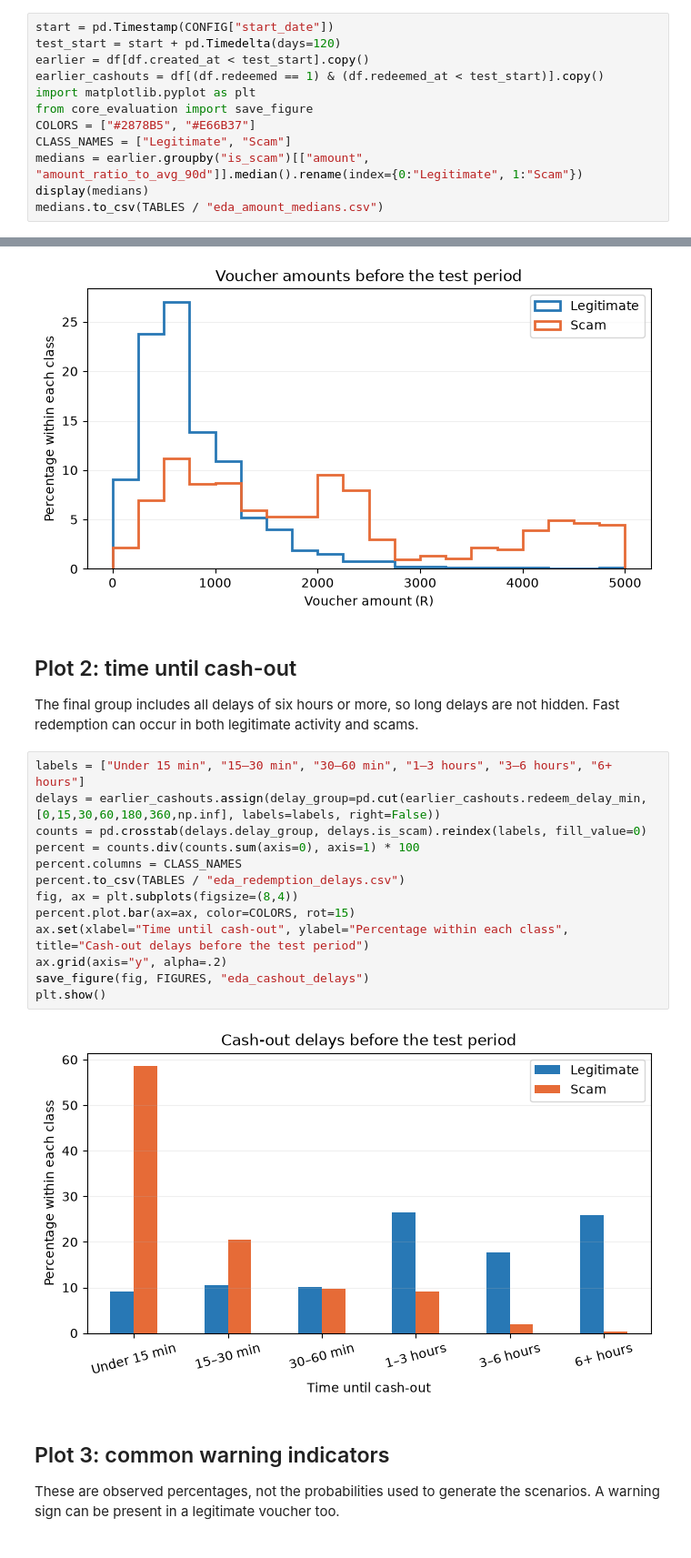
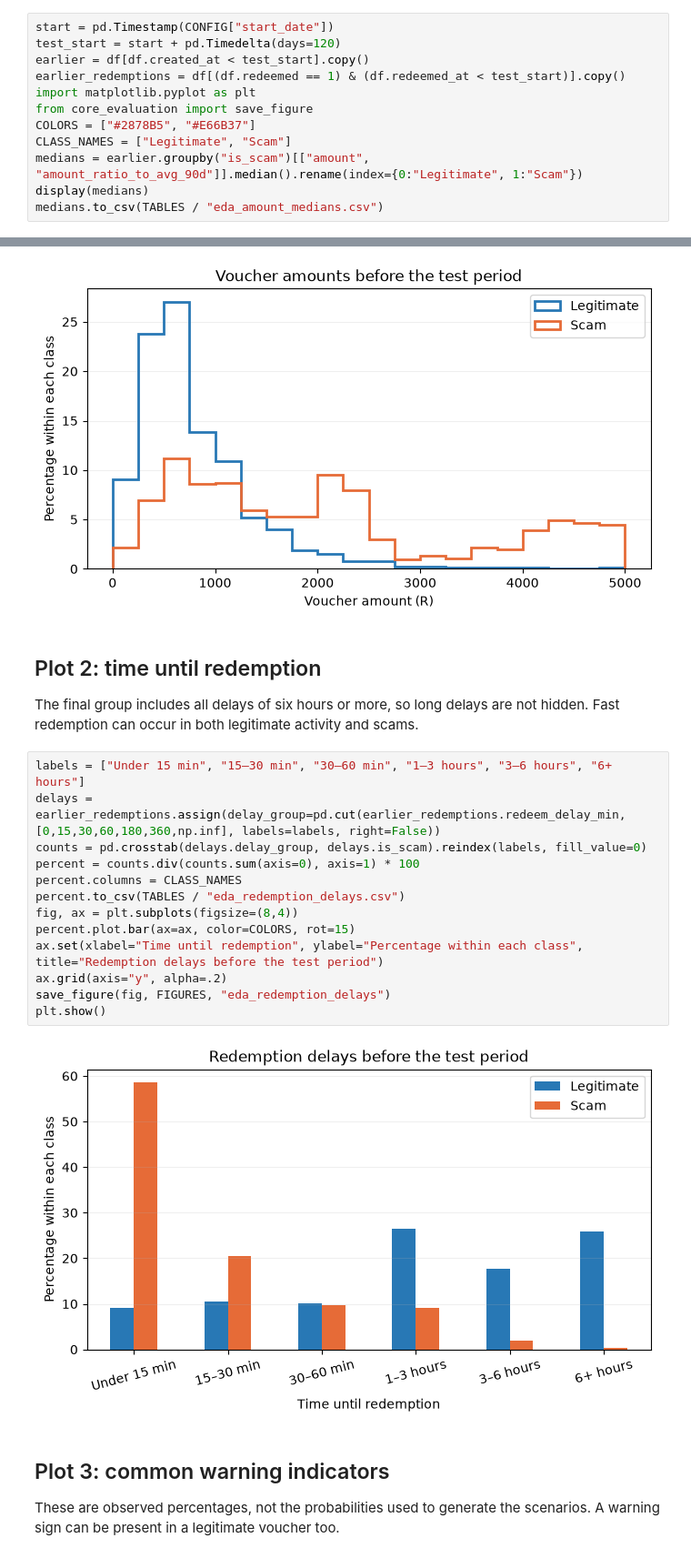
Before and after one commit to Yeshlen/Research, a Jupyter notebook: notebooks/01_data_and_eda.ipynb, the cells around one changed output, grey strips where cells are left out. Shown at 91% size. Saved outputs shown, nothing was run; the diff lists cells and outputs as text.

```diff
--- a/notebooks/01_data_and_eda.ipynb
+++ b/notebooks/01_data_and_eda.ipynb
@@ -98,7 +98,7 @@ Creation-time plots use vouchers created before day 120. Redemption plots use vo
 start = pd.Timestamp(CONFIG["start_date"])
 test_start = start + pd.Timedelta(days=120)
 earlier = df[df.created_at < test_start].copy()
-earlier_cashouts = df[(df.redeemed == 1) & (df.redeemed_at < test_start)].copy()
+earlier_redemptions = df[(df.redeemed == 1) & (df.redeemed_at < test_start)].copy()
 import matplotlib.pyplot as plt
 from core_evaluation import save_figure
 COLORS = ["#2878B5", "#E66B37"]
@@ -127,23 +127,23 @@ plt.show()
 # %% [output]
 [figure]
 # %% [markdown]
-## Plot 2: time until cash-out
+## Plot 2: time until redemption
 The final group includes all delays of six hours or more, so long delays are not hidden. Fast redemption can occur in both legitimate activity and scams.
 # %%
 labels = ["Under 15 min", "15–30 min", "30–60 min", "1–3 hours", "3–6 hours", "6+ hours"]
-delays = earlier_cashouts.assign(delay_group=pd.cut(earlier_cashouts.redeem_delay_min, [0,15,30,60,180,360,np.inf], labels=labels, right=False))
+delays = earlier_redemptions.assign(delay_group=pd.cut(earlier_redemptions.redeem_delay_min, [0,15,30,60,180,360,np.inf], labels=labels, right=False))
 counts = pd.crosstab(delays.delay_group, delays.is_scam).reindex(labels, fill_value=0)
 percent = counts.div(counts.sum(axis=0), axis=1) * 100
 percent.columns = CLASS_NAMES
 percent.to_csv(TABLES / "eda_redemption_delays.csv")
 fig, ax = plt.subplots(figsize=(8,4))
 percent.plot.bar(ax=ax, color=COLORS, rot=15)
-ax.set(xlabel="Time until cash-out", ylabel="Percentage within each class", title="Cash-out delays before the test period")
+ax.set(xlabel="Time until redemption", ylabel="Percentage within each class", title="Redemption delays before the test period")
 ax.grid(axis="y", alpha=.2)
-save_figure(fig, FIGURES, "eda_cashout_delays")
+save_figure(fig, FIGURES, "eda_redemption_delays")
 plt.show()
 # %% [output]
-[figure, old version]
+[figure, new version]
 # %% [markdown]
 ## Plot 3: common warning indicators
 These are observed percentages, not the probabilities used to generate the scenarios. A warning sign can be present in a legitimate voucher too.
```
Also changed, not shown: parts of 1 cell of this notebook, 36 other files.
